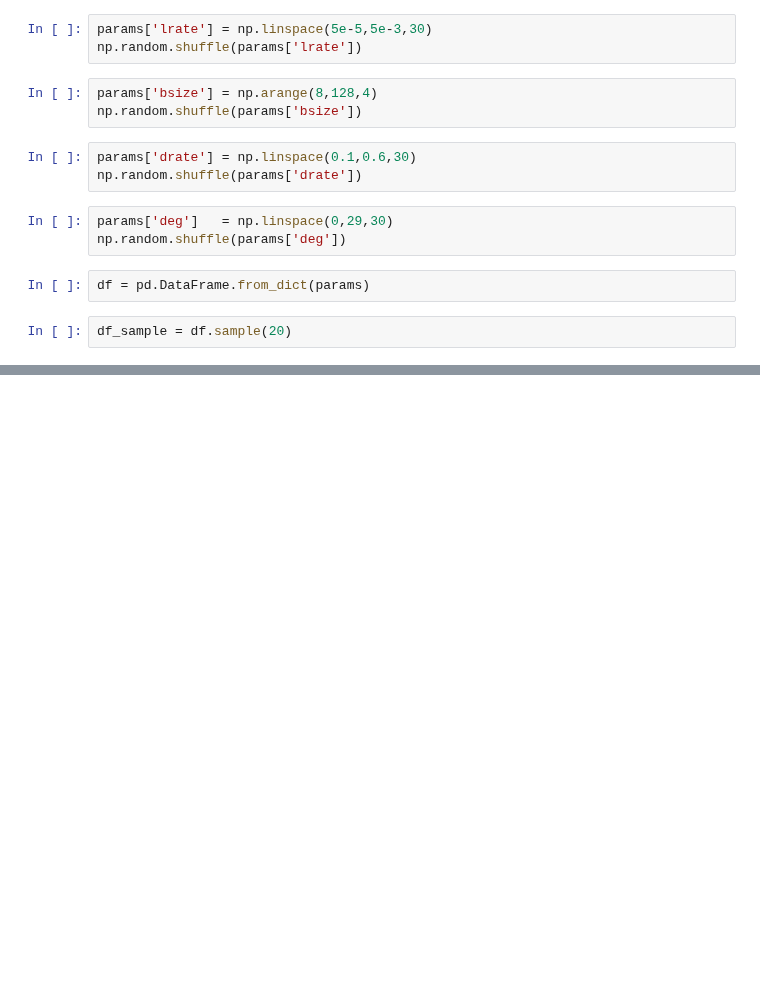
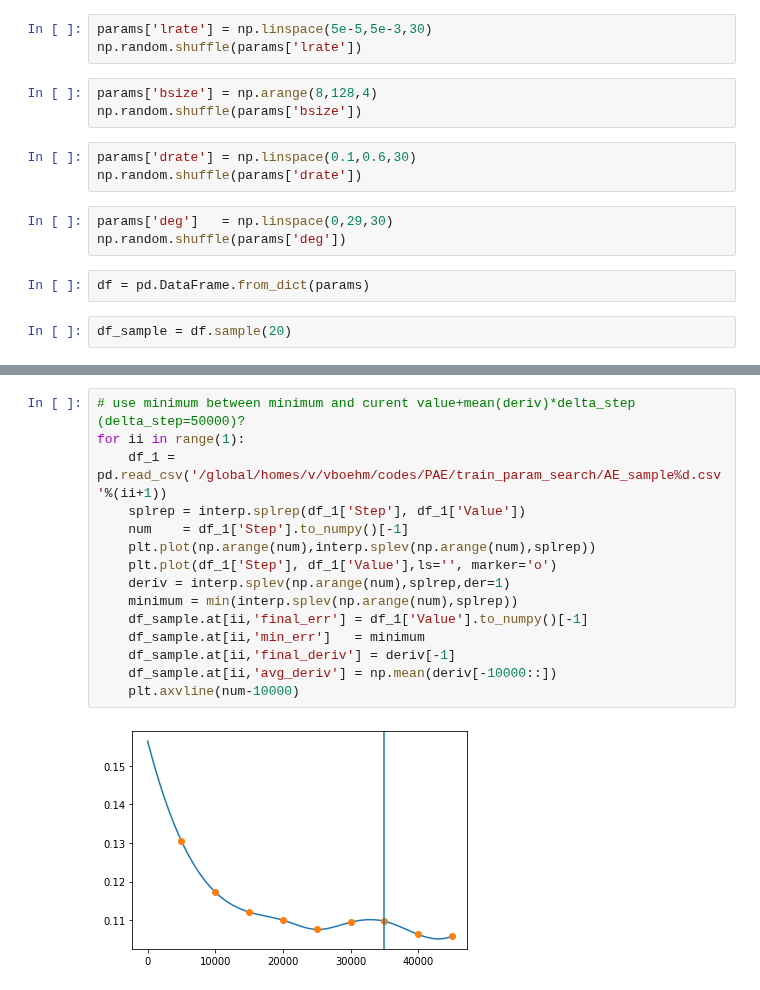
Before and after one commit to VMBoehm/PAE, a Jupyter notebook: notebooks/param_space_sampling.ipynb, the cells around one changed output, grey strips where cells are left out. Cells and saved outputs as stored; diff of their text form; blank space fills up the shorter version.

```diff
--- a/notebooks/param_space_sampling.ipynb
+++ b/notebooks/param_space_sampling.ipynb
@@ -47,0 +69,17 @@ df_sample.reset_index()
+# %%
+# use minimum between minimum and curent value+mean(deriv)*delta_step (delta_step=50000)?
+for ii in range(1):
+    df_1 = pd.read_csv('/global/homes/v/vboehm/codes/PAE/train_param_search/AE_sample%d.csv'%(ii+1))
+    splrep = interp.splrep(df_1['Step'], df_1['Value'])
+    num    = df_1['Step'].to_numpy()[-1]
+    plt.plot(np.arange(num),interp.splev(np.arange(num),splrep))
+    plt.plot(df_1['Step'], df_1['Value'],ls='', marker='o')
+    deriv = interp.splev(np.arange(num),splrep,der=1)
+    minimum = min(interp.splev(np.arange(num),splrep))
+    df_sample.at[ii,'final_err'] = df_1['Value'].to_numpy()[-1]
+    df_sample.at[ii,'min_err']   = minimum
+    df_sample.at[ii,'final_deriv'] = deriv[-1]
+    df_sample.at[ii,'avg_deriv'] = np.mean(deriv[-10000::])
+    plt.axvline(num-10000)
+# %% [output]
+[figure, added]
```
Also changed, not shown: parts of 8 cells of this notebook.
